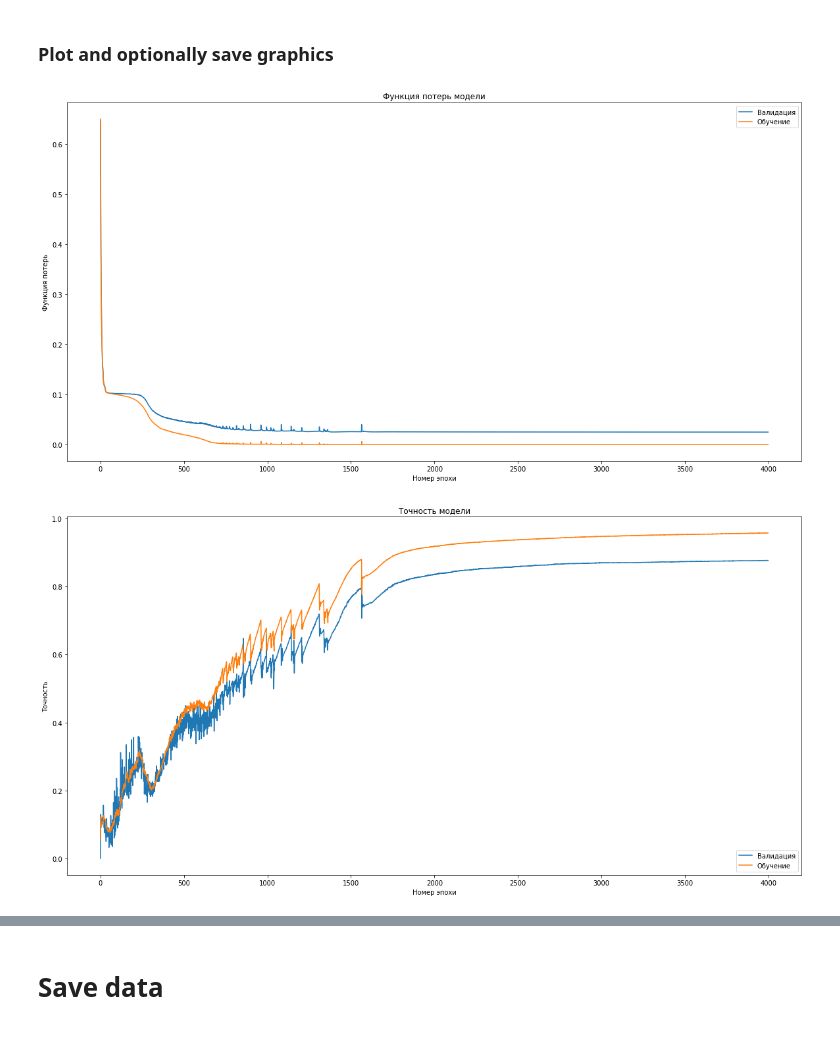
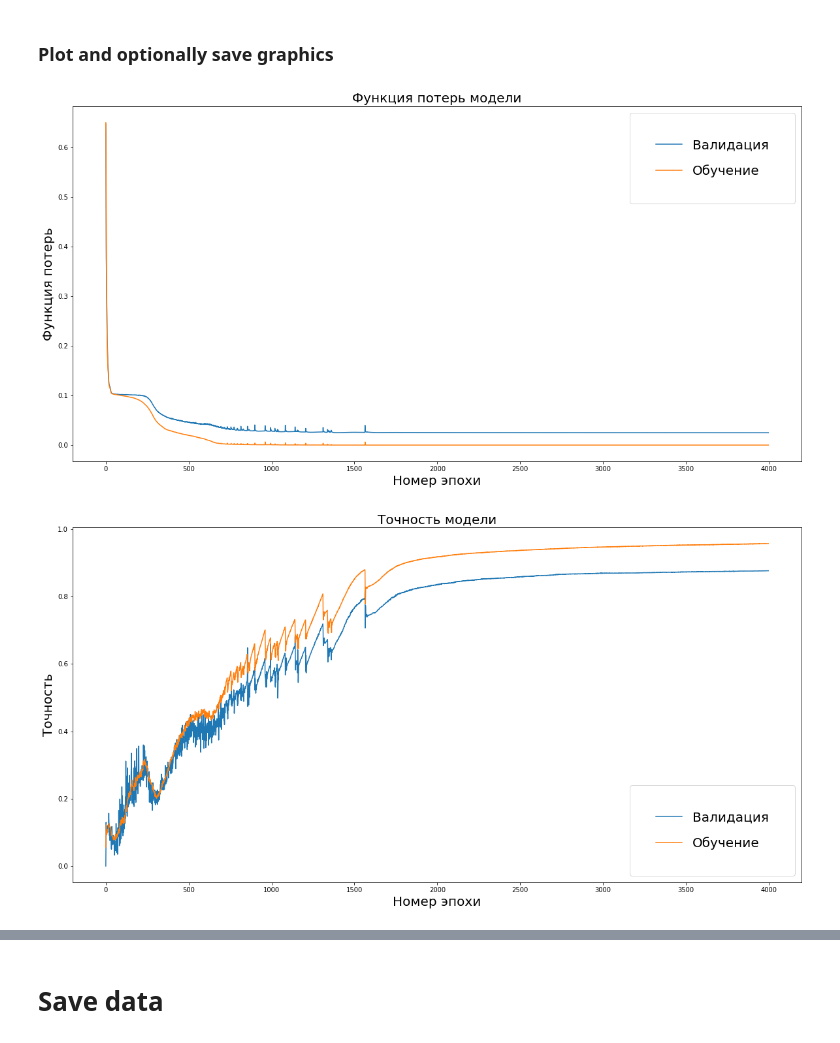
Before and after one commit to aae2609/Hamming, a Jupyter notebook: hamming-codes.ipynb, the cells around one changed output, grey strips where cells are left out. Cells and saved outputs as stored; diff of their text form; code cells hidden in the pictures.

```diff
--- a/hamming-codes.ipynb
+++ b/hamming-codes.ipynb
@@ -162,21 +162,23 @@ def get_error_stats(test_labels, y_pred):
 def binary_accuracy(y, y_pred):
     return sum(1 if np.array_equal(a, probs_to_labels(b)) else 0 for (a,b) in zip(y, y_pred)) / y.shape[0]
 # %%
-def plot_history_fields(history, fields, save=False, num_dots_to_plot=-1):
+def plot_history_fields(history, fields, save=False, plot_from=0, plot_to=-1):
     # num_dots_to_plot == -1  => plot all
 
     figsize_x = 20
     figsize_y = 10
 
+    fontsize = 20
+
     if 'loss' in fields:
         # summarize history for loss
         plt.figure(figsize=(figsize_x, figsize_y))
-        plt.title('Функция потерь модели')
-        plt.plot(history['val_loss'][:num_dots_to_plot])
-        plt.plot(history['loss'][:num_dots_to_plot])
-        plt.ylabel('Функция потерь')
-        plt.xlabel('Номер эпохи')
-        plt.legend(['Валидация', 'Обучение'], loc='upper right')
+        plt.title('Функция потерь модели', fontsize=fontsize)
+        plt.plot(history['val_loss'][plot_from:plot_to])
+        plt.plot(history['loss'][plot_from:plot_to])
+        plt.ylabel('Функция потерь', fontsize=fontsize)
+        plt.xlabel('Номер эпохи', fontsize=fontsize)
+        plt.legend(['Валидация', 'Обучение'], loc='upper right', fontsize=fontsize, borderpad=2, labelspacing=1)
         if save:
             plt.savefig(model_directory + 'model_loss.png')
         plt.show()
@@ -184,12 +186,12 @@ def plot_history_fields(history, fields, save=False, num_dots_to_plot=-1):
     if 'accuracy' in fields:
         # summarize history for accuracy
         plt.figure(figsize=(figsize_x, figsize_y))
-        plt.title('Точность модели')
-        plt.plot(history['val_acc'][:num_dots_to_plot])
-        plt.plot(history['acc'][:num_dots_to_plot])
-        plt.ylabel('Точность')
-        plt.xlabel('Номер эпохи')
-        plt.legend(['Валидация', 'Обучение'], loc='lower right')
+        plt.title('Точность модели', fontsize=fontsize)
+        plt.plot(history['val_acc'][plot_from:plot_to])
+        plt.plot(history['acc'][plot_from:plot_to])
+        plt.ylabel('Точность', fontsize=fontsize)
+        plt.xlabel('Номер эпохи', fontsize=fontsize)
+        plt.legend(['Валидация', 'Обучение'], loc='lower right', fontsize=fontsize, borderpad=2, labelspacing=1)
         if save:
             plt.savefig(model_directory + 'model_accuracy.png')
         plt.show()
@@ -197,12 +199,12 @@ def plot_history_fields(history, fields, save=False, num_dots_to_plot=-1):
     if 'binary_accuracy' in fields:
         # summarize history for binary accuracy
         plt.figure(figsize=(figsize_x, figsize_y))
-        plt.title('Бинарная точность модели')
-        plt.plot(history['val_binary_accuracy'][:num_dots_to_plot])
-        plt.plot(history['binary_accuracy'][:num_dots_to_plot])
-        plt.ylabel('Бинарная точность')
-        plt.xlabel('Номер эпохи')
-        plt.legend(['Валидация', 'Обучение'], loc='lower right')
+        plt.title('Бинарная точность модели', fontsize=fontsize)
+        plt.plot(history['val_binary_accuracy'][plot_from:plot_to])
+        plt.plot(history['binary_accuracy'][plot_from:plot_to])
+        plt.ylabel('Бинарная точность', fontsize=fontsize)
+        plt.xlabel('Номер эпохи', fontsize=fontsize)
+        plt.legend(['Валидация', 'Обучение'], loc='lower right', fontsize=fontsize, borderpad=2, labelspacing=1)
         if save:
             plt.savefig(model_directory + 'model_binary_accuracy.png')
         plt.show()
@@ -336,7 +343,9 @@ h = history.history
 # %% [markdown]
 ### Plot and optionally save graphics
 # %%
-plot_history_fields(history=h, fields=['loss', 'accuracy', 'binary_accuracy'], save=True)
+plot_history_fields(history=h, fields=['loss', 'accuracy', 'binary_accuracy'],
+#                     plot_from=1200, plot_to=2000,
+                    save=False)
 # %% [output]
-[figure, old version]
+[figure, new version]
-[figure, old version]
+[figure, new version]
```
Also changed, not shown: parts of 11 cells of this notebook, 8 other files.
